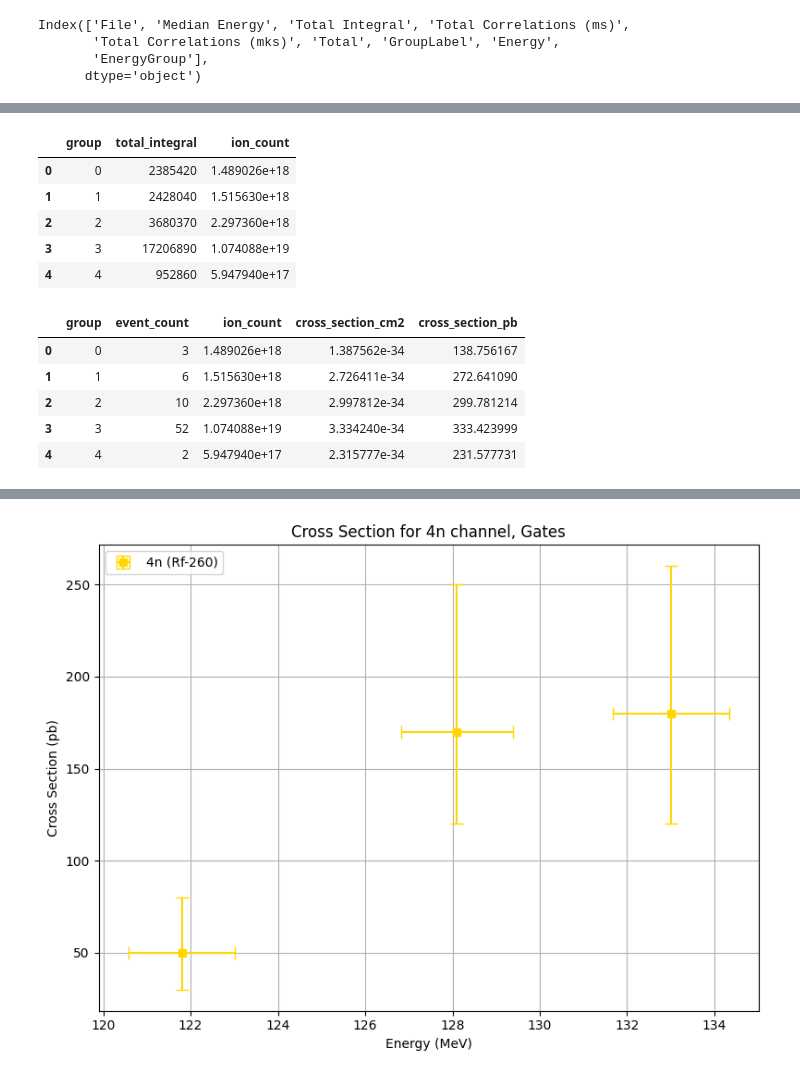
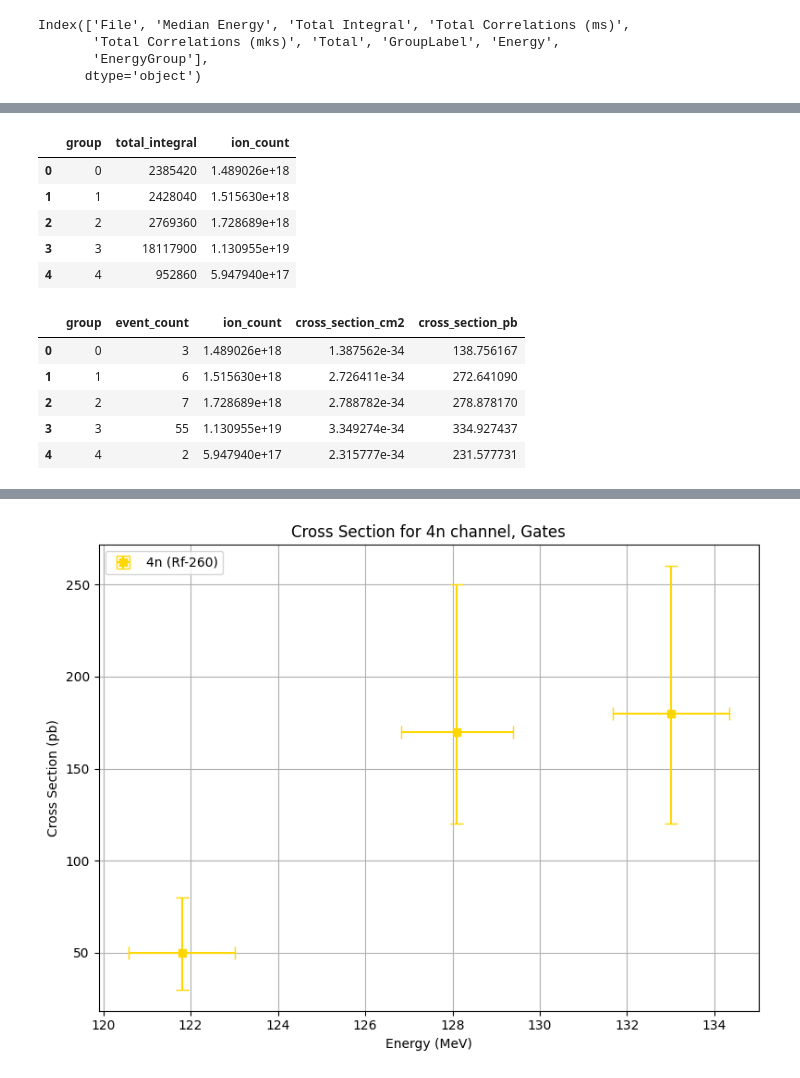
Before and after one commit to flnr-shels-dsp/decay-tools, a Jupyter notebook: demo/cross_section_demo.ipynb, the cells around one changed output, grey strips where cells are left out. Cells and saved outputs as stored; diff of their text form; code cells hidden in the pictures.

```diff
--- a/demo/cross_section_demo.ipynb
+++ b/demo/cross_section_demo.ipynb
@@ -126,0 +51,7 @@ Name: count, dtype: int64
+# %%
+df_clean, stats = cluster_and_categorize_energy(
+    df=df,
+    energy_column_name="Median Energy",
+    n_clusters=5
+)
+df_clean["EnergyGroup"].value_counts(dropna=False)
@@ -162,35 +118,32 @@ ion_df = sum_integral_and_ion_count(
     "EnergyGroup",
     "Total Integral",
     10.0,
-    1.602e-19
 )
 display(ion_df)
 # %% [output]
 |  | group | total_integral | ion_count |
 | 0 | 0 | 2385420 | 1.489026e+18 |
 | 1 | 1 | 2428040 | 1.515630e+18 |
-| 2 | 2 | 3680370 | 2.297360e+18 |
-| 3 | 3 | 17206890 | 1.074088e+19 |
+| 2 | 2 | 2769360 | 1.728689e+18 |
+| 3 | 3 | 18117900 | 1.130955e+19 |
 | 4 | 4 | 952860 | 5.947940e+17 |
 # %%
 sigma_df = calculate_cross_sections(
     df_clean,
     group_col="EnergyGroup",
     events_col="Total",
     integral_col="Total Integral",
     t=7.26e17,
     eps=0.02,
     ion_charge=10.0,
-    e_charge=1.602e-19,
-    to_pb=1e36
 )
 display(sigma_df)
 # %% [output]
 |  | group | event_count | ion_count | cross_section_cm2 | cross_section_pb |
 | 0 | 0 | 3 | 1.489026e+18 | 1.387562e-34 | 138.756167 |
 | 1 | 1 | 6 | 1.515630e+18 | 2.726411e-34 | 272.641090 |
-| 2 | 2 | 10 | 2.297360e+18 | 2.997812e-34 | 299.781214 |
-| 3 | 3 | 52 | 1.074088e+19 | 3.334240e-34 | 333.423999 |
+| 2 | 2 | 7 | 1.728689e+18 | 2.788782e-34 | 278.878170 |
+| 3 | 3 | 55 | 1.130955e+19 | 3.349274e-34 | 334.927437 |
 | 4 | 4 | 2 | 5.947940e+17 | 2.315777e-34 | 231.577731 |
 # %%
 merged = pd.merge(
```
Also changed, not shown: parts of 14 cells of this notebook, 2 other files.
